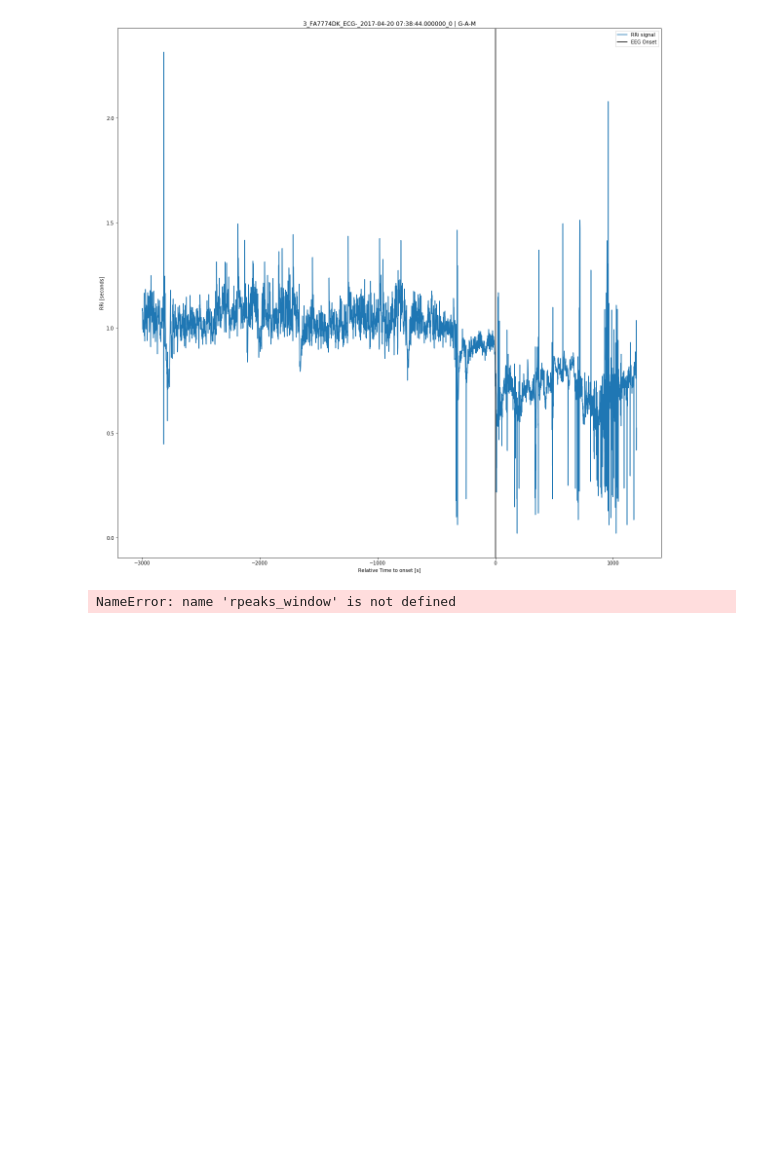
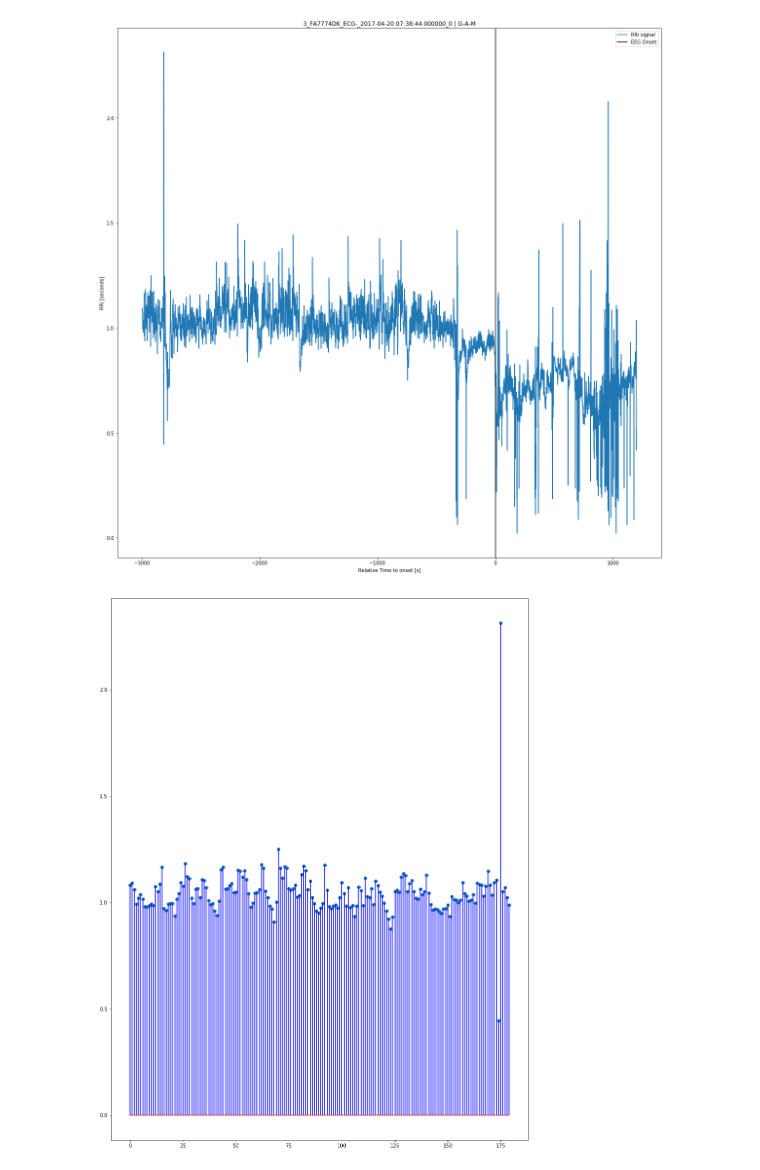
Before and after one commit to yinxiaojing1/pre_epi_seizures, a Jupyter notebook: pre_epi_seizures/hrv_computation.ipynb, the cells around one changed output. Saved outputs shown, nothing was run; the diff lists cells and outputs as text; code cells hidden in the pictures; blank space fills up the shorter version.

```diff
--- a/pre_epi_seizures/hrv_computation.ipynb
+++ b/pre_epi_seizures/hrv_computation.ipynb
@@ -301,39 +304,28 @@ def impz(b,a=1):
 # %%
 # Get arrays for rri analysis
 
 # DO NOT FORGET RAW
 
 samples_window_flag = True
 
 if samples_window_flag==True:
 
     # get structure of window for rri signal
     n_samples = 180
     low = 0
     up = low + n_samples
 
     # Get RRi signal
     samples_window_time_sec_rri = time_sec_rri[low:up]
     samples_window_rri = rri[low:up]
 
-    # Get R-peaks
-    samples_window_time_sec_rpeaks = time_rpeaks[low+1:up]  # +1 because of diff
-    samples_window_rpeaks = rpeaks[low+1:up]
-
-    # Get corresponding ECG signal filtered and detrended
-    samples_window_time_sec_ecg = time_sec[rpeaks_window[0]:
-                                           rpeaks_window[-1]+1]
-    samples_window_medianFIR_ecg = medianFIR_ecg[rpeaks_window[0]:
-                                                            rpeaks_window[-1]+1]
-
-
 
 
 plt.figure(figsize=(15,20))
-plt.stem(rri_window, 'b-')
+plt.stem(samples_window_rri, 'b-')
 plt.show()
 # %% [output]
-NameError: name 'rpeaks_window' is not defined
+[figure, added]
 # %%
 # Resample RRi signal
 from scipy.signal import resample_poly, resample, firwin, firls, upfirdn
```
Also changed, not shown: parts of 4 cells of this notebook.
